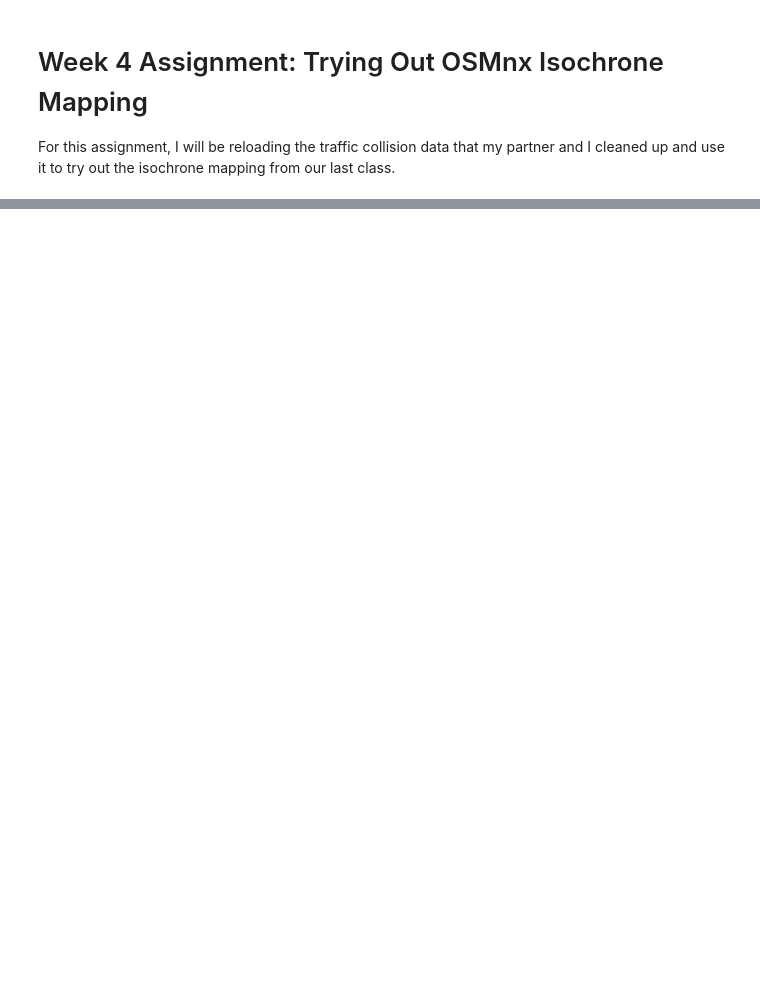
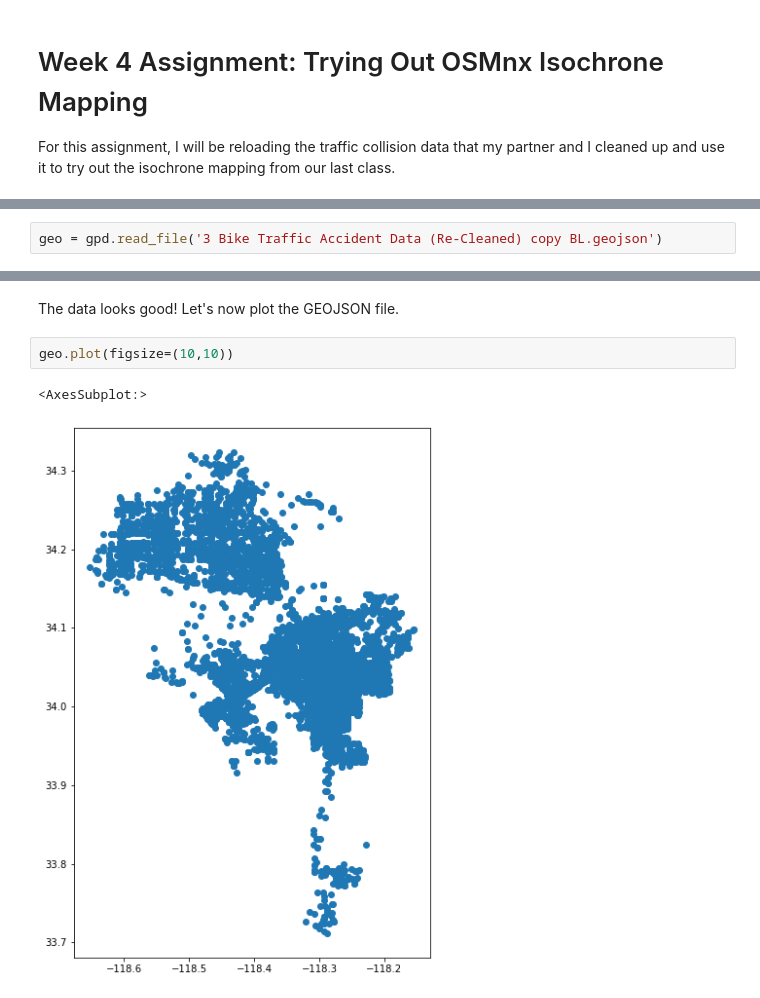
Before and after one commit to baileylai23/up206a-bailey, a Jupyter notebook: week04/Week04assignment.ipynb, the cells around one changed output, grey strips where cells are left out. Drawn from its saved outputs; the diff is of its cells as text; blank space fills up the shorter version.

```diff
--- a/week04/Week04assignment.ipynb
+++ b/week04/Week04assignment.ipynb
@@ -23,0 +56,2 @@ import contextily as ctx
+# %%
+geo = gpd.read_file('3 Bike Traffic Accident Data (Re-Cleaned) copy BL.geojson')
@@ -23,0 +98,7 @@ import contextily as ctx
+# %% [markdown]
+The data looks good! Let's now plot the GEOJSON file.
+# %%
+geo.plot(figsize=(10,10))
+# %% [output]
+<AxesSubplot:>
+[figure, added]
```
Also changed, not shown: parts of 16 cells of this notebook.
